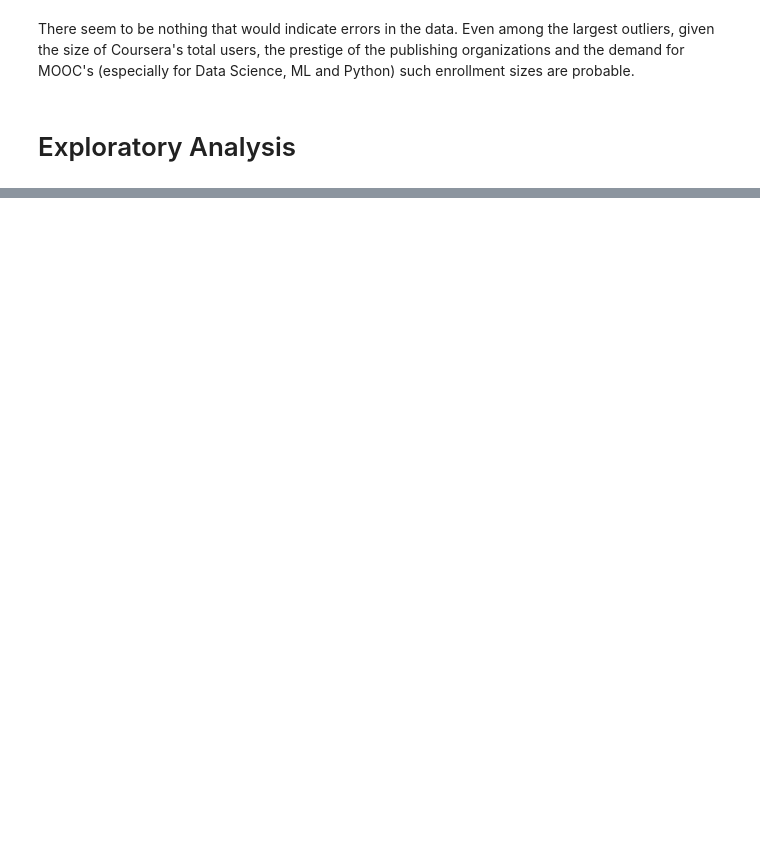
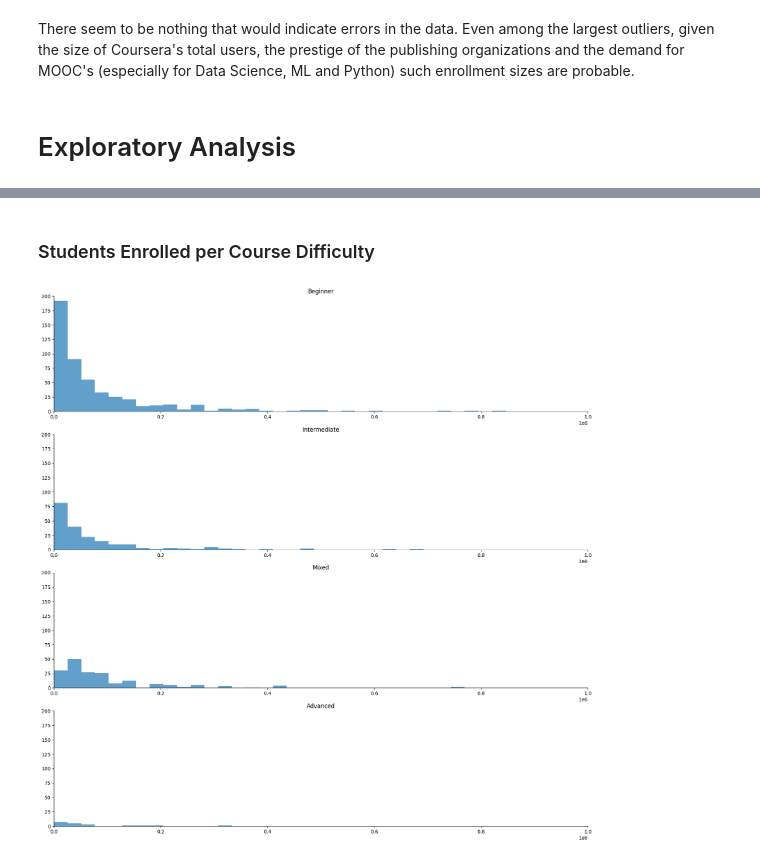
Before and after one commit to Jpooouks/coursera-eda, a Jupyter notebook: Coursera Course Analysis.ipynb, the cells around one changed output, grey strips where cells are left out. Drawn from its saved outputs; the diff is of its cells as text; code cells hidden in the pictures; blank space fills up the shorter version.

```diff
--- a/Coursera Course Analysis.ipynb
+++ b/Coursera Course Analysis.ipynb
@@ -130,0 +241,19 @@ There seem to be nothing that would indicate errors in the data. Even among the
+# %% [markdown]
+### Students Enrolled per Course Difficulty
+# %%
+def hist_x_by_y(df,x,y,bins=None,ylim=None,xlim=None,figsize=(20,20)):
+    xs = df[y].unique()
+    fig, ax = plt.subplots(len(xs),1,figsize=figsize)
+    for i in range(len(xs)):
+
+        ax[i].hist(df[df[y] == xs[i]]
+        [x], histtype='stepfilled', bins=bins, alpha=0.7)
+        ax[i].set_ylim(ylim)
+        ax[i].set_xlim(xlim)
+        ax[i].set_title(f'{xs[i]}'.capitalize())
+        ax[i].spines['top'].set_visible(False)
+        ax[i].spines['right'].set_visible(False)
+hist_x_by_y(data,'course_students_enrolled_numeric','course_difficulty',bins=np.linspace(0,1E6,40),ylim=(0,200),xlim=(0,1E6))
+fig.suptitle('Students Enrolled per Course Difficulty Level');
+# %% [output]
+[figure, added]
```
Also changed, not shown: parts of 45 cells of this notebook.
